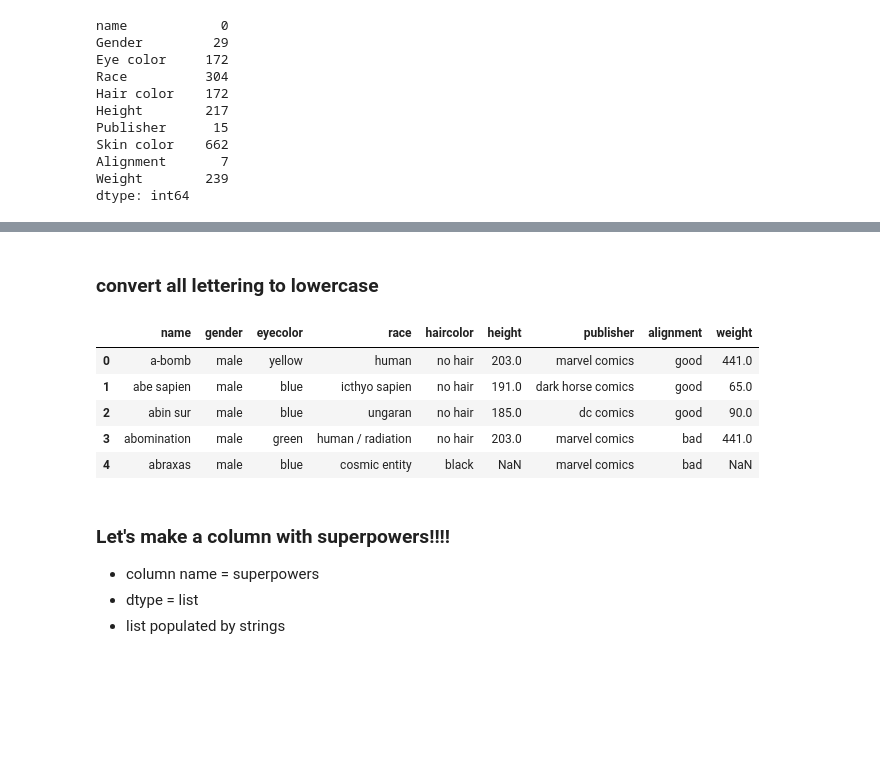
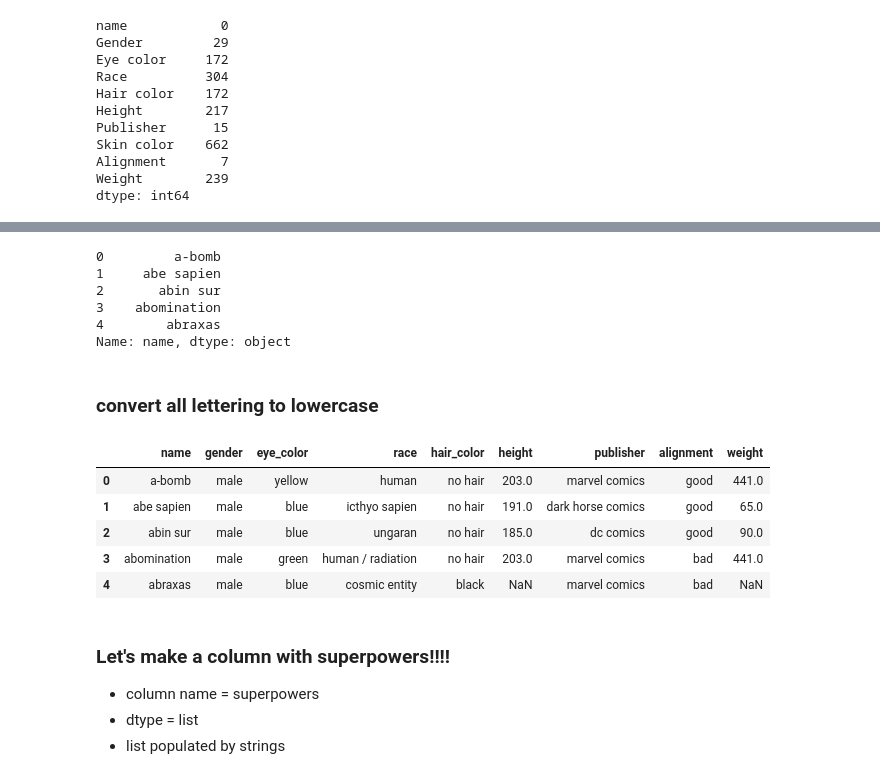
Before and after one commit to erdosn/cv2-mod1-sec05-pandas-datacleaning-lesson, a Jupyter notebook: lesson-plan.ipynb, the cells around one changed output, grey strips where cells are left out. Cells and saved outputs as stored; diff of their text form; code cells hidden in the pictures; blank space fills up the shorter version.

```diff
--- a/lesson-plan.ipynb
+++ b/lesson-plan.ipynb
@@ -160,7 +317,0 @@ df2.head()
-# %%
-new_columns = []
-for col in df2.columns:
-    if len(col.split(" ")) > 1:
-        new_columns.append(col.replace(" ", "").lower())
-    else:
-        new_columns.append(col.lower())
@@ -168,0 +334,5 @@ columns_dict = dict(zip(df2.columns, new_columns))
+# %%
+###
+
+df3 = pd.read_csv("./cleaned_heroes_information.csv")
+df3.head()
@@ -168,0 +346,7 @@ columns_dict = dict(zip(df2.columns, new_columns))
+# %%
+renamed_cols = [col.lower().replace(" ", "_") for col in df3.columns]
+print(renamed_cols)
+
+name_mapper = dict(zip(df3.columns, renamed_cols))
+
+name_mapper
@@ -169,4 +364,4 @@ columns_dict = dict(zip(df2.columns, new_columns))
 # %%
-df2.rename(mapper=columns_dict, inplace=True, axis=1)
-df2.head()
+df3.rename(mapper=name_mapper, axis=1, inplace=True)
+df3.head()
 # %% [output]
@@ -258,12 +395,22 @@ True
+# %%
+df3.name.str.lower().head()
+# %% [output]
+0         a-bomb
+1     abe sapien
+2       abin sur
+3    abomination
+4        abraxas
+Name: name, dtype: object
 # %% [markdown]
 ### convert all lettering to lowercase
 # %%
-for col in df2.columns:
-    if df2[col].dtype == 'O':
-        df2[col] = df2[col].str.lower()
-df2.head()
+for column in df3.columns:
+    if df3[column].dtype=='O':
+        df3[column] = df3[column].str.lower()
+
+df3.head()
 # %% [output]
-|  | name | gender | eyecolor | race | haircolor | height | publisher | alignment | weight |
+|  | name | gender | eye_color | race | hair_color | height | publisher | alignment | weight |
 | 0 | a-bomb | male | yellow | human | no hair | 203.0 | marvel comics | good | 441.0 |
 | 1 | abe sapien | male | blue | icthyo sapien | no hair | 191.0 | dark horse comics | good | 65.0 |
 | 2 | abin sur | male | blue | ungaran | no hair | 185.0 | dc comics | good | 90.0 |
```
Also changed, not shown: parts of 70 cells of this notebook, 6 other files.
